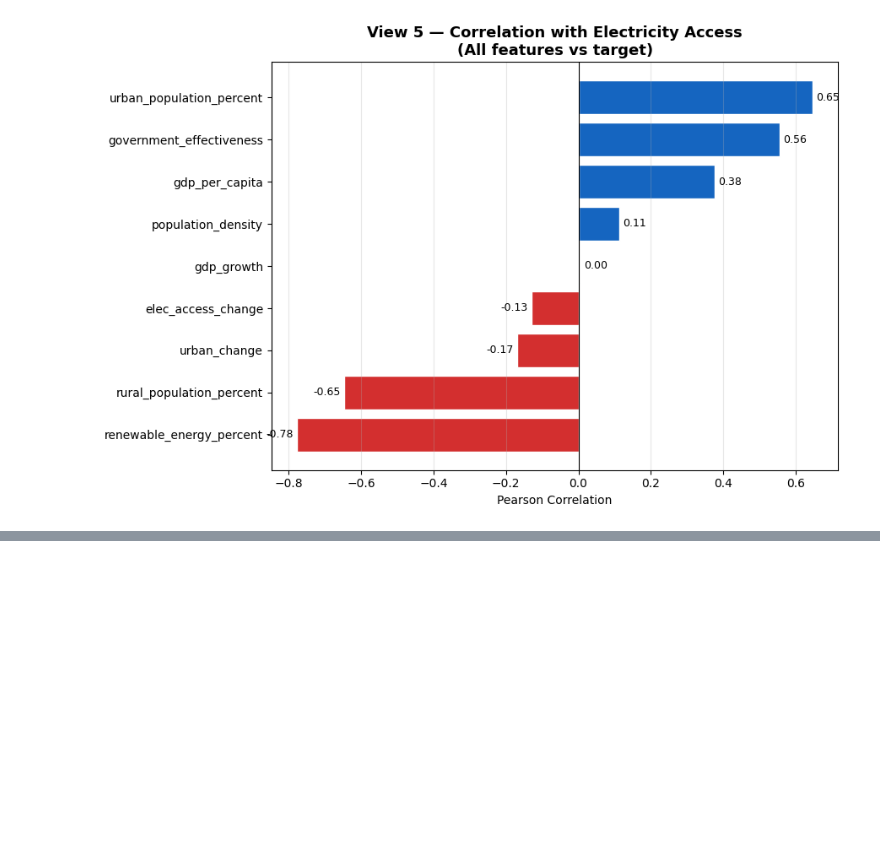
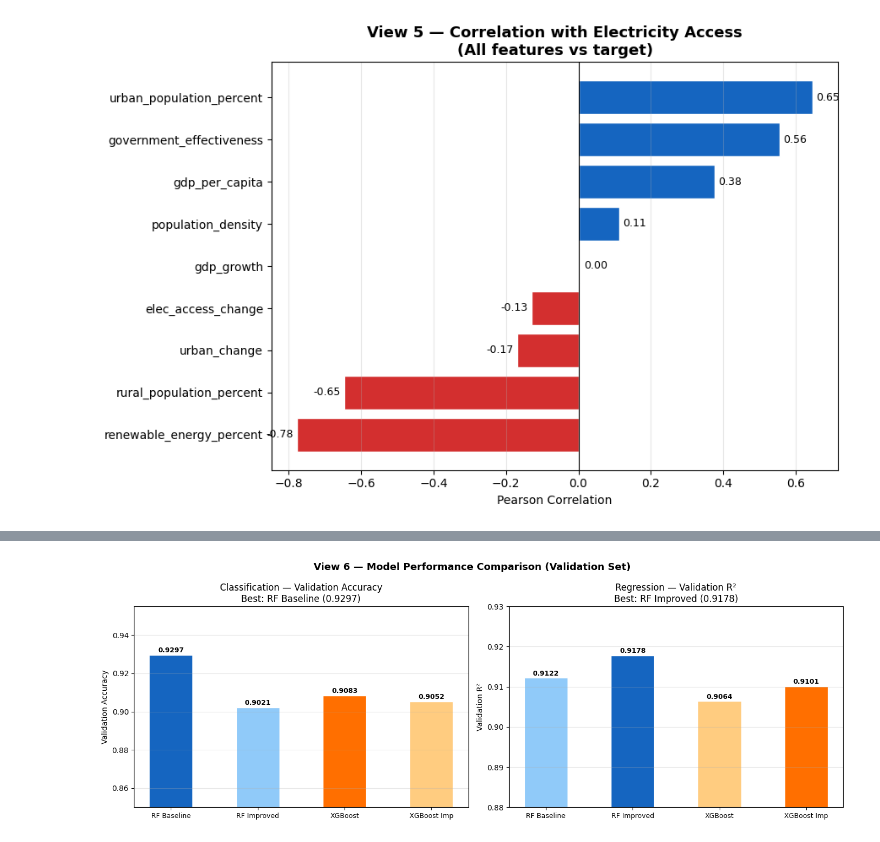
Before and after one commit to npydipati/CAP5771_npydipati, a Jupyter notebook: data_visualization_static.ipynb, the cells around one changed output, grey strips where cells are left out. Saved outputs shown, nothing was run; the diff lists cells and outputs as text; code cells hidden in the pictures; blank space fills up the shorter version.

Commit message:
Add view6-9 and interactive widgets A,B,C

```diff
--- a/data_visualization_static.ipynb
+++ b/data_visualization_static.ipynb
@@ -321,0 +330,46 @@ plt.show()
+# %%
+# View 6: Model Performance Comparison — Bar Charts
+fig, axes = plt.subplots(1, 2, figsize=(14, 5))
+fig.suptitle("View 6 — Model Performance Comparison (Validation Set)",
+             fontsize=13, fontweight='bold')
+
+# Classification
+cls_models = ['RF Baseline', 'RF Improved', 'XGBoost', 'XGBoost Imp']
+cls_scores = [0.9297, 0.9021, 0.9083, 0.9052]
+cls_colors = ['#1565C0', '#90CAF9', '#FF6F00', '#FFCC80']
+
+bars = axes[0].bar(cls_models, cls_scores,
+                   color=cls_colors, edgecolor='white', width=0.5)
+axes[0].set_ylim(0.85, 0.955)
+axes[0].set_ylabel("Validation Accuracy")
+axes[0].set_title("Classification — Validation Accuracy\nBest: RF Baseline (0.9297)")
+axes[0].grid(True, axis='y', alpha=0.3)
+axes[0].tick_params(axis='x', labelsize=9)
+for bar, val in zip(bars, cls_scores):
+    axes[0].text(bar.get_x() + bar.get_width()/2,
+                 bar.get_height() + 0.0005,
+                 f'{val:.4f}', ha='center', va='bottom',
+                 fontweight='bold', fontsize=9)
+
+# Regression
+reg_models = ['RF Baseline', 'RF Improved', 'XGBoost', 'XGBoost Imp']
+reg_scores = [0.9122, 0.9178, 0.9064, 0.9101]
+reg_colors = ['#90CAF9', '#1565C0', '#FFCC80', '#FF6F00']
+
+bars2 = axes[1].bar(reg_models, reg_scores,
+                    color=reg_colors, edgecolor='white', width=0.5)
+axes[1].set_ylim(0.88, 0.930)
+axes[1].set_ylabel("Validation R²")
+axes[1].set_title("Regression — Validation R²\nBest: RF Improved (0.9178)")
+axes[1].grid(True, axis='y', alpha=0.3)
+axes[1].tick_params(axis='x', labelsize=9)
+for bar, val in zip(bars2, reg_scores):
+    axes[1].text(bar.get_x() + bar.get_width()/2,
+                 bar.get_height() + 0.0002,
+                 f'{val:.4f}', ha='center', va='bottom',
+                 fontweight='bold', fontsize=9)
+
+plt.tight_layout()
+plt.show()
+# %% [output]
+[figure, added]
```
Also changed, not shown: parts of 16 cells of this notebook.
